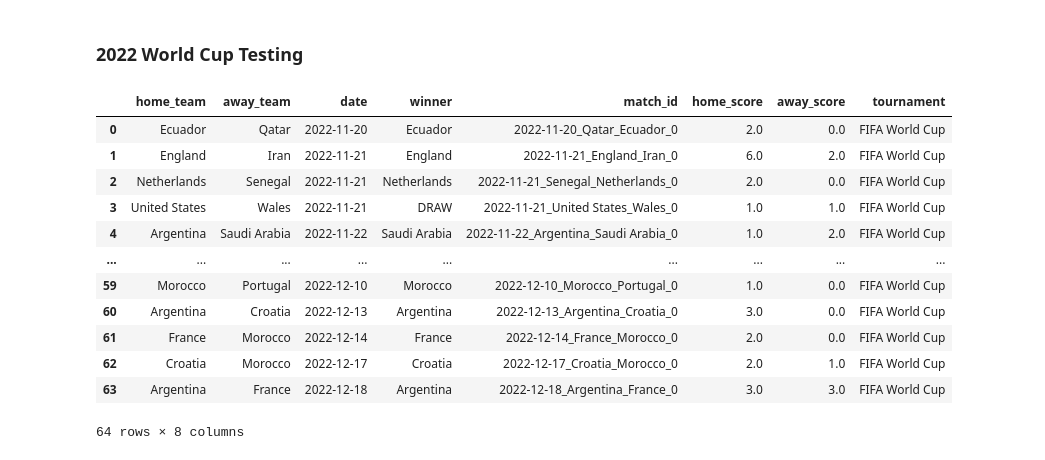
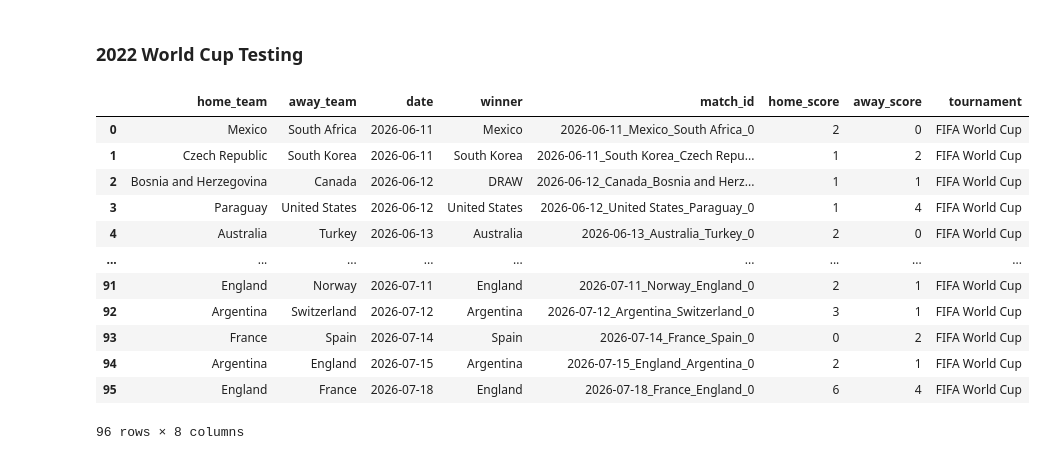
Before and after one commit to nikunjpradhan31/WorldCupPredictionModeling, a Jupyter notebook: two_home_away_predictions.ipynb, the cells around one changed output. Cells and saved outputs as stored; diff of their text form; code cells hidden in the pictures.

```diff
--- a/two_home_away_predictions.ipynb
+++ b/two_home_away_predictions.ipynb
@@ -1380,8 +1381,8 @@ weighted avg       0.55      0.59      0.55      7514
 match_testing = features.copy()
 match_testing = (
     match_testing.loc[
-        (match_testing["date"] <= pd.Timestamp("2022-12-18"))
-        & (match_testing["date"] >= pd.Timestamp("2022-11-20"))
+        (match_testing["date"] <= pd.Timestamp("2026-07-18"))
+        & (match_testing["date"] >= pd.Timestamp("2026-06-11"))
         & (match_testing["tournament"] == "FIFA World Cup")
     ]
     .sort_values(by="date", ascending=True, kind="stable")
@@ -1397,45 +1398,45 @@ sub_set_features = match_testing.drop(
         "date",
         "home_team",
         "away_team",
         "home_score",
         "away_score",
         "winner",
         "tournament",
         #"home_avg_goal_difference_last_10",
         #"away_avg_goal_difference_last_10",
         "home_failed_score_rate_last_5",
         "away_failed_score_rate_last_5",
         #"home_days_since_last_game",
         #"away_days_since_last_game",
         "diff_under_1_5_rate",
         "home_over_2_5_rate_last_5",
         "away_over_2_5_rate_last_5",
         "home_over_3_5_rate_last_5",
         "away_over_3_5_rate_last_5",
         "diff_over_2_5_rate",
         "home_under_1_5_rate_last_5",
         "away_under_1_5_rate_last_5",
         #"home_pi_expected_gd",
         #"away_pi_expected_gd",
     ]
 )
 
 original_y = sub_set_features["winner_code"].astype(int)
 match_features = sub_set_features.drop(columns=["winner_code"])
 # %% [output]
 |  | home_team | away_team | date | winner | match_id | home_score | away_score | tournament |
-| 0 | Ecuador | Qatar | 2022-11-20 | Ecuador | 2022-11-20_Qatar_Ecuador_0 | 2.0 | 0.0 | FIFA World Cup |
-| 1 | England | Iran | 2022-11-21 | England | 2022-11-21_England_Iran_0 | 6.0 | 2.0 | FIFA World Cup |
-| 2 | Netherlands | Senegal | 2022-11-21 | Netherlands | 2022-11-21_Senegal_Netherlands_0 | 2.0 | 0.0 | FIFA World Cup |
-| 3 | United States | Wales | 2022-11-21 | DRAW | 2022-11-21_United States_Wales_0 | 1.0 | 1.0 | FIFA World Cup |
-| 4 | Argentina | Saudi Arabia | 2022-11-22 | Saudi Arabia | 2022-11-22_Argentina_Saudi Arabia_0 | 1.0 | 2.0 | FIFA World Cup |
+| 0 | Mexico | South Africa | 2026-06-11 | Mexico | 2026-06-11_Mexico_South Africa_0 | 2 | 0 | FIFA World Cup |
+| 1 | Czech Republic | South Korea | 2026-06-11 | South Korea | 2026-06-11_South Korea_Czech Repu... | 1 | 2 | FIFA World Cup |
+| 2 | Bosnia and Herzegovina | Canada | 2026-06-12 | DRAW | 2026-06-12_Canada_Bosnia and Herz... | 1 | 1 | FIFA World Cup |
+| 3 | Paraguay | United States | 2026-06-12 | United States | 2026-06-12_United States_Paraguay_0 | 1 | 4 | FIFA World Cup |
+| 4 | Australia | Turkey | 2026-06-13 | Australia | 2026-06-13_Australia_Turkey_0 | 2 | 0 | FIFA World Cup |
 | ... | ... | ... | ... | ... | ... | ... | ... | ... |
-| 59 | Morocco | Portugal | 2022-12-10 | Morocco | 2022-12-10_Morocco_Portugal_0 | 1.0 | 0.0 | FIFA World Cup |
-| 60 | Argentina | Croatia | 2022-12-13 | Argentina | 2022-12-13_Argentina_Croatia_0 | 3.0 | 0.0 | FIFA World Cup |
-| 61 | France | Morocco | 2022-12-14 | France | 2022-12-14_France_Morocco_0 | 2.0 | 0.0 | FIFA World Cup |
-| 62 | Croatia | Morocco | 2022-12-17 | Croatia | 2022-12-17_Croatia_Morocco_0 | 2.0 | 1.0 | FIFA World Cup |
-| 63 | Argentina | France | 2022-12-18 | Argentina | 2022-12-18_Argentina_France_0 | 3.0 | 3.0 | FIFA World Cup |
+| 91 | England | Norway | 2026-07-11 | England | 2026-07-11_Norway_England_0 | 2 | 1 | FIFA World Cup |
+| 92 | Argentina | Switzerland | 2026-07-12 | Argentina | 2026-07-12_Argentina_Switzerland_0 | 3 | 1 | FIFA World Cup |
+| 93 | France | Spain | 2026-07-14 | Spain | 2026-07-14_France_Spain_0 | 0 | 2 | FIFA World Cup |
+| 94 | Argentina | England | 2026-07-15 | Argentina | 2026-07-15_England_Argentina_0 | 2 | 1 | FIFA World Cup |
+| 95 | England | France | 2026-07-18 | England | 2026-07-18_France_England_0 | 6 | 4 | FIFA World Cup |
-64 rows × 8 columns
+96 rows × 8 columns
 # %%
 prob_home_test, prob_not_home_test  = binary_model_inference(
     home_model,
```
Also changed, not shown: parts of 20 cells of this notebook, 10 other files.
